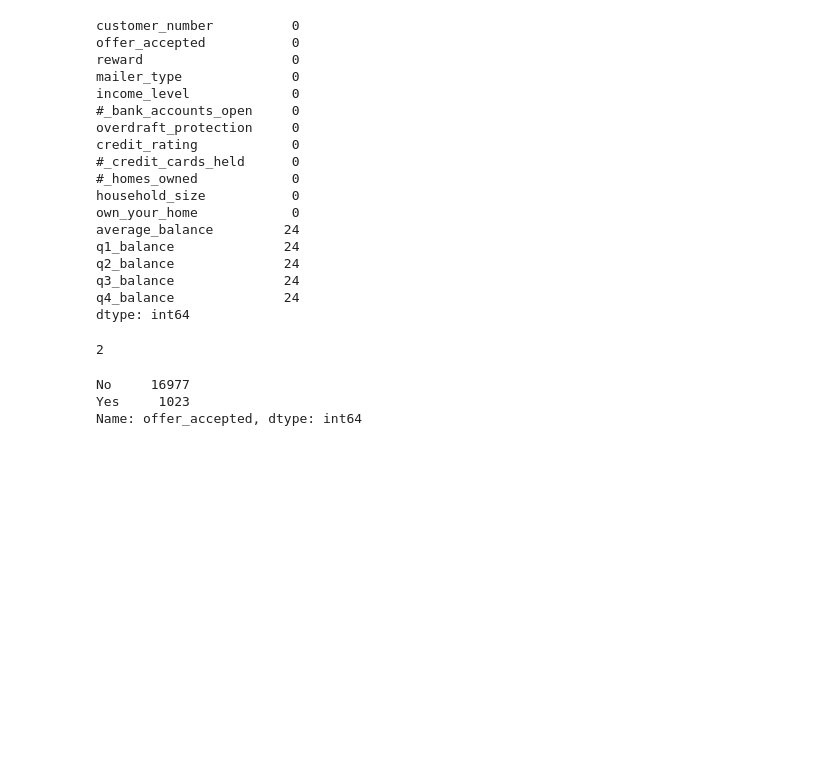
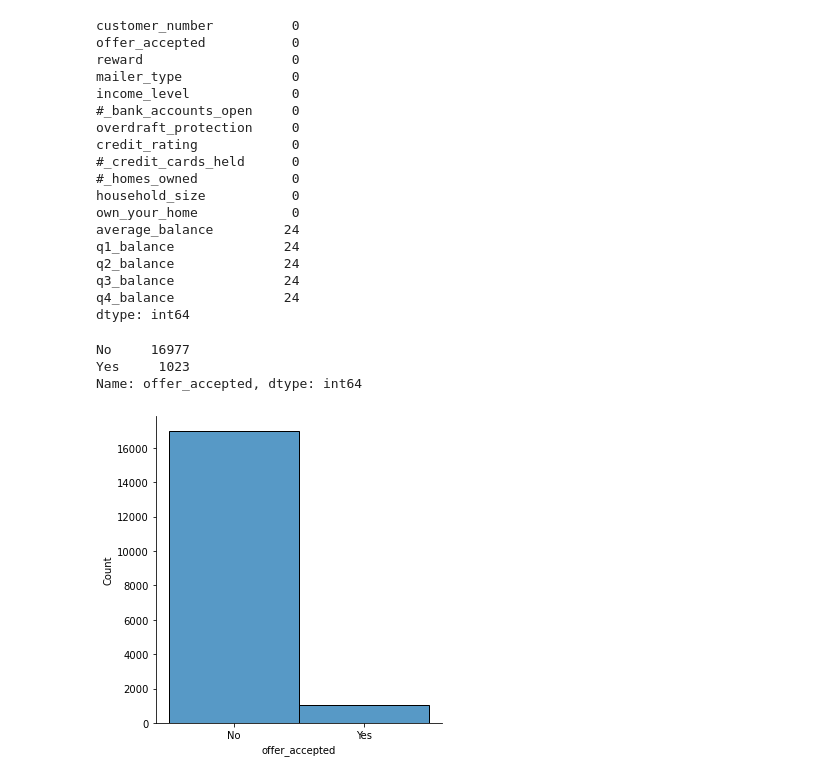
Before and after one commit to hollyjanedalton/mid_bootcamp_project, a Jupyter notebook: project_notebook.ipynb, the cells around one changed output. Saved outputs shown, nothing was run; the diff lists cells and outputs as text; code cells hidden in the pictures; blank space fills up the shorter version.

Commit message:
Further data exploration and cleaning

```diff
--- a/project_notebook.ipynb
+++ b/project_notebook.ipynb
@@ -150,17 +152,16 @@ q2_balance              24
 q3_balance              24
 q4_balance              24
 dtype: int64
-# %%
-#Exploring target variable values
-df['offer_accepted'].nunique()
-
-#can see column has only 2 values, either Yes or No
-# %% [output]
-2
-# %%
-df['offer_accepted']. value_counts()
-#many more No than Yes. will need to deal with imbalanced data later when building logistic regression model
-# %% [output]
-No     16977
-Yes     1023
-Name: offer_accepted, dtype: int64
+# %%
+#Exploring target variable values
+df['offer_accepted']. value_counts()
+# %% [output]
+No     16977
+Yes     1023
+Name: offer_accepted, dtype: int64
+# %%
+sns.displot(df['offer_accepted'])
+plt.show()
+#many more No than Yes. will need to deal with imbalanced data later when building logistic regression model
+# %% [output]
+[figure, added]
```
Also changed, not shown: parts of 30 cells of this notebook.
